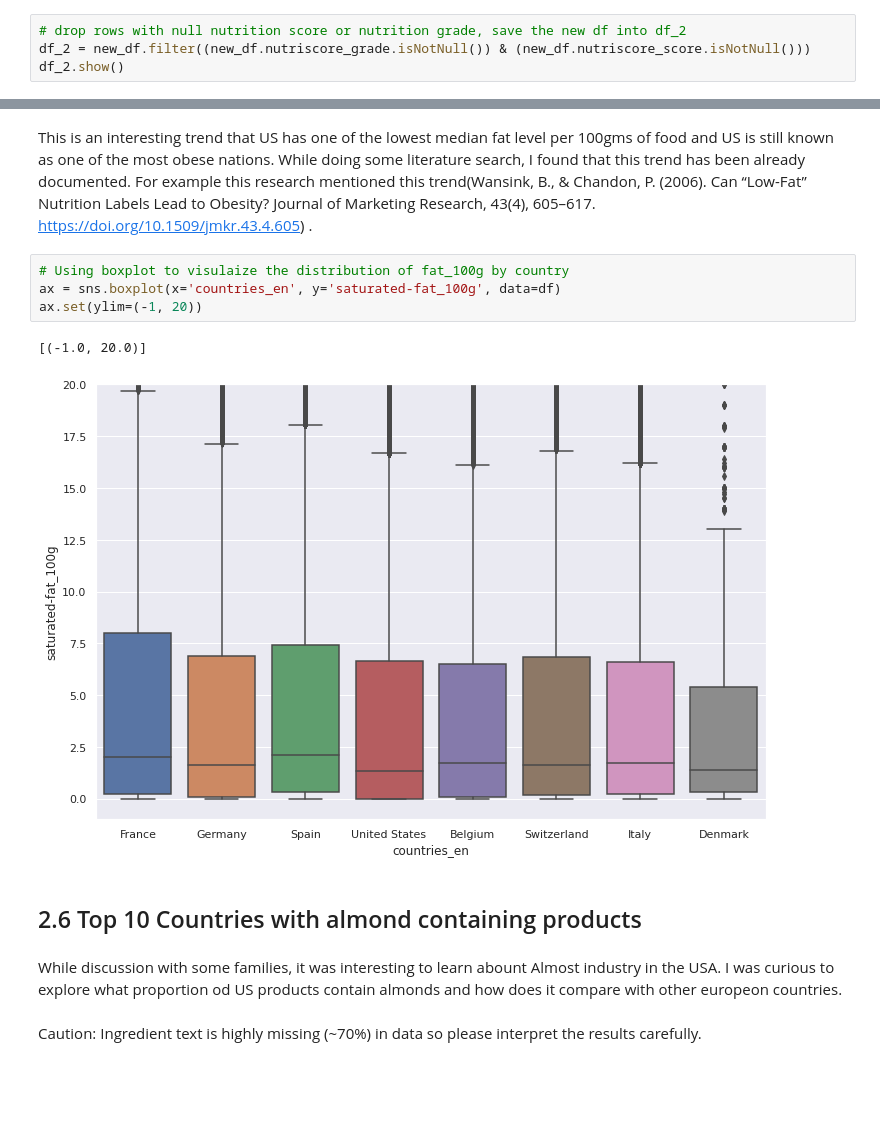
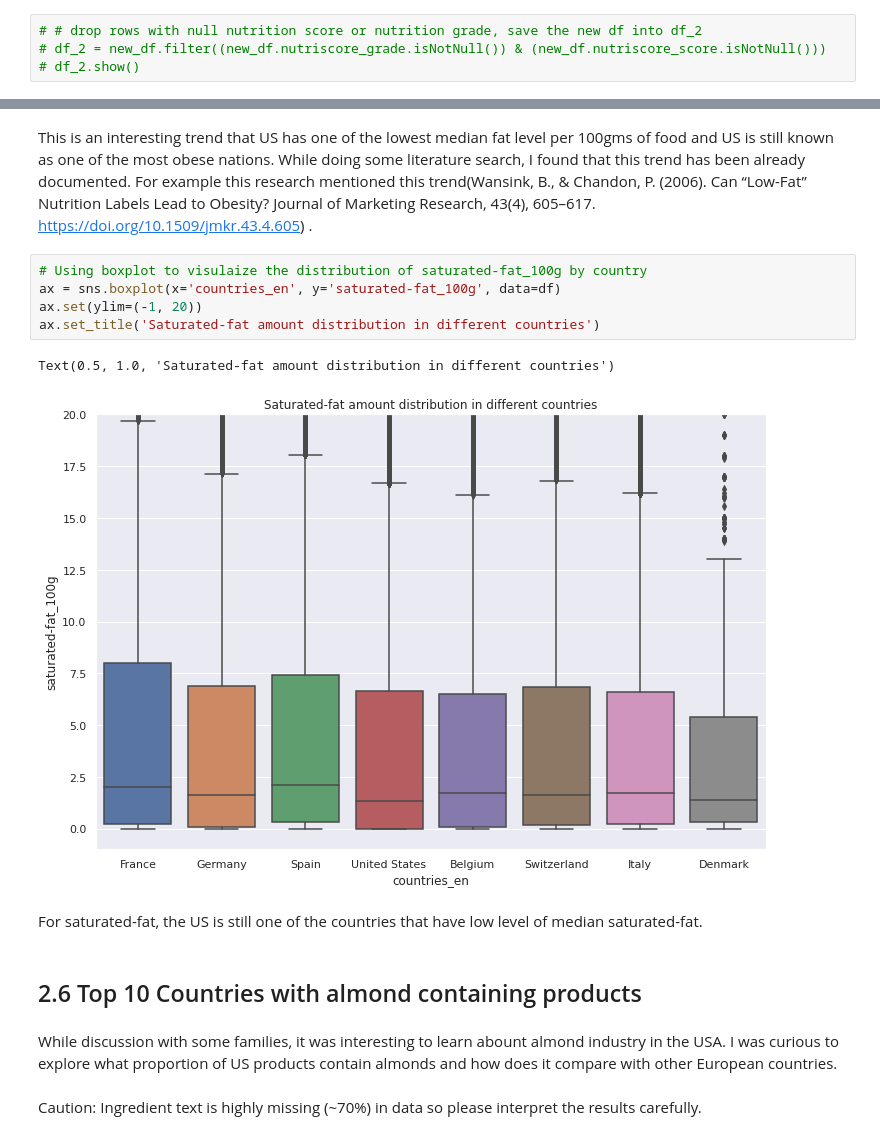
Before and after one commit to raman-bhatia/cis_5450_final_project, a Jupyter notebook: CIS5450_Project_draft_shared.ipynb, the cells around one changed output, grey strips where cells are left out. Drawn from its saved outputs; the diff is of its cells as text; blank space fills up the shorter version.

```diff
--- a/CIS5450_Project_draft_shared.ipynb
+++ b/CIS5450_Project_draft_shared.ipynb
@@ -305,6 +305,6 @@ Organic food is considered to be safer, heathier than non-organic food, and it u
 
 Filtered out the rows with both nutrition score and nutrition grade, and calculated the average nutrition scores for organic and non-organic food.
 # %%
-# drop rows with null nutrition score or nutrition grade, save the new df into df_2
-df_2 = new_df.filter((new_df.nutriscore_grade.isNotNull()) & (new_df.nutriscore_score.isNotNull()))
-df_2.show()
+# # drop rows with null nutrition score or nutrition grade, save the new df into df_2
+# df_2 = new_df.filter((new_df.nutriscore_grade.isNotNull()) & (new_df.nutriscore_score.isNotNull()))
+# df_2.show()
@@ -829,16 +839,19 @@ ax.set(ylim=(-10, 65))
 # %% [markdown]
 This is an interesting trend that US has one of the lowest median fat level per 100gms of food and US is still known as one of the most obese nations. While doing some literature search, I found that this trend has been already documented. For example this research mentioned this trend(Wansink, B., & Chandon, P. (2006). Can “Low-Fat” Nutrition Labels Lead to Obesity? Journal of Marketing Research, 43(4), 605–617. https://doi.org/10.1509/jmkr.43.4.605) .
 # %%
-# Using boxplot to visulaize the distribution of fat_100g by country
+# Using boxplot to visulaize the distribution of saturated-fat_100g by country
 ax = sns.boxplot(x='countries_en', y='saturated-fat_100g', data=df)
 ax.set(ylim=(-1, 20))
+ax.set_title('Saturated-fat amount distribution in different countries')
 # %% [output]
-[(-1.0, 20.0)]
+Text(0.5, 1.0, 'Saturated-fat amount distribution in different countries')
-[figure, old version]
+[figure, new version]
+# %% [markdown]
+For saturated-fat, the US is still one of the countries that have low level of median saturated-fat.
 # %% [markdown]
 ## 2.6 Top 10 Countries with almond containing products
 # %% [markdown]
-While discussion with some families, it was interesting to learn abount Almost industry in the USA. I was curious to explore what proportion od US products contain almonds and how does it compare with other europeon countries.
+While discussion with some families, it was interesting to learn abount almond industry in the USA. I was curious to explore what proportion of US products contain almonds and how does it compare with other European countries.
 # %% [markdown]
 Caution: Ingredient text is highly missing (~70%) in data so please interpret the results carefully.
 # %%
```
Also changed, not shown: parts of 82 cells of this notebook.
